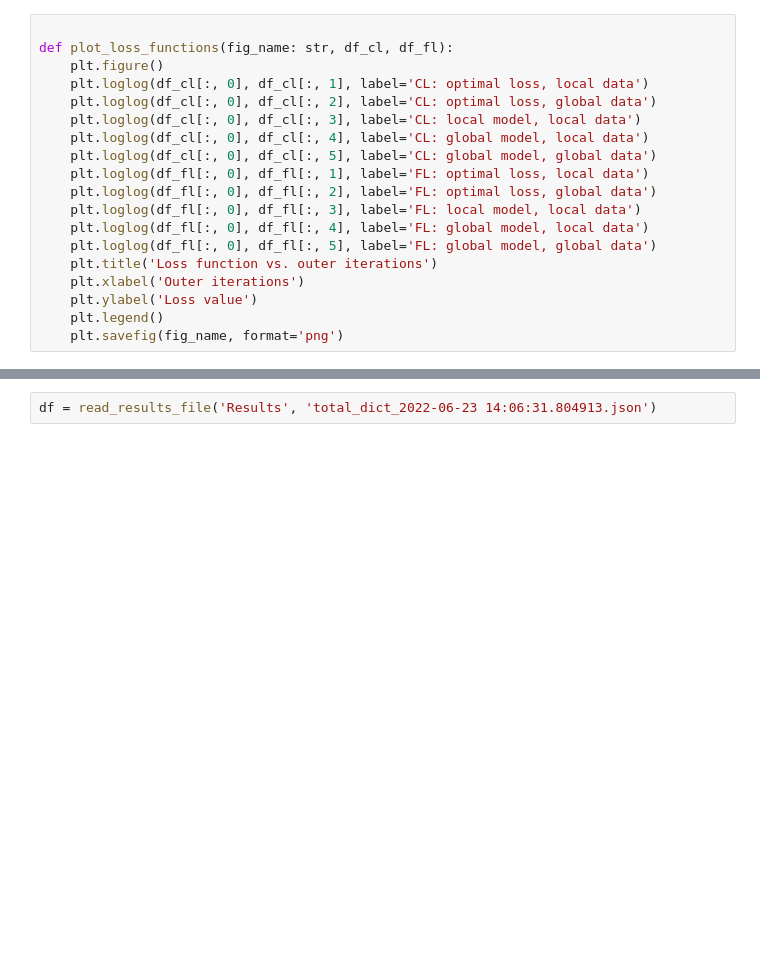
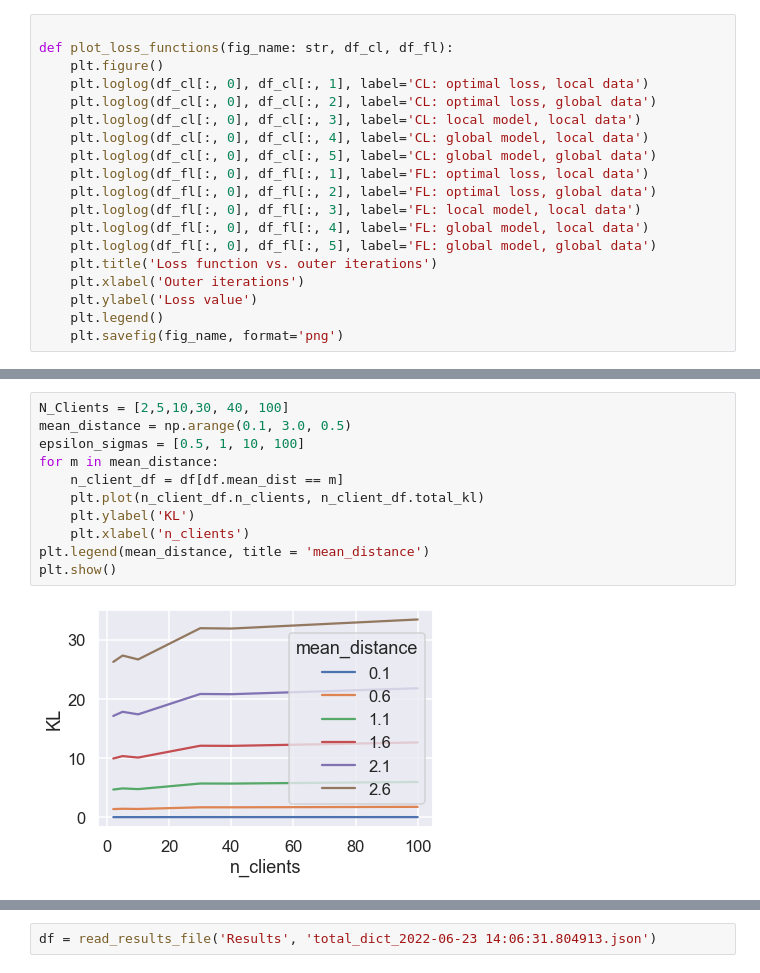
Before and after one commit to romyho-w/Thesis_FL_Ectrie, a Jupyter notebook: plot_results.ipynb, the cells around one changed output, grey strips where cells are left out. Saved outputs shown, nothing was run; the diff lists cells and outputs as text; blank space fills up the shorter version.

```diff
--- a/plot_results.ipynb
+++ b/plot_results.ipynb
@@ -81,0 +129,13 @@ def plot_loss_functions(fig_name: str, df_cl, df_fl):
+# %%
+N_Clients = [2,5,10,30, 40, 100]
+mean_distance = np.arange(0.1, 3.0, 0.5)
+epsilon_sigmas = [0.5, 1, 10, 100]
+for m in mean_distance:
+    n_client_df = df[df.mean_dist == m]
+    plt.plot(n_client_df.n_clients, n_client_df.total_kl)
+    plt.ylabel('KL')
+    plt.xlabel('n_clients')
+plt.legend(mean_distance, title = 'mean_distance')
+plt.show()
+# %% [output]
+[figure, added]
```
Also changed, not shown: parts of 14 cells of this notebook, 4 other files.
